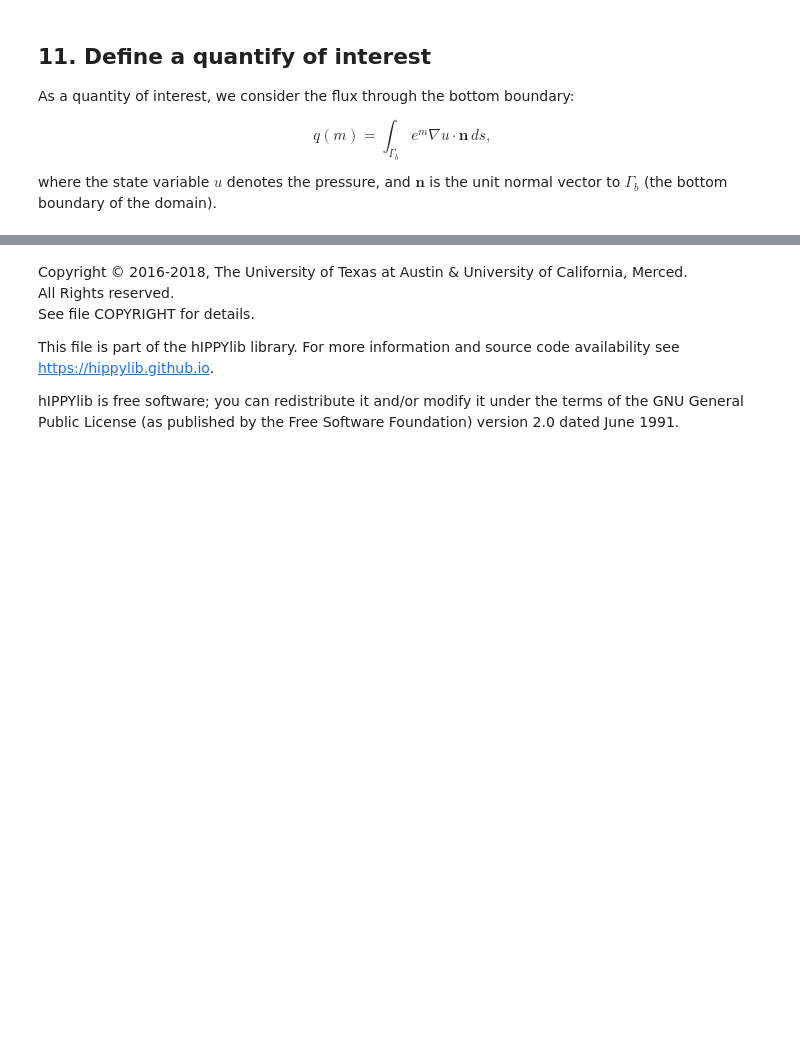
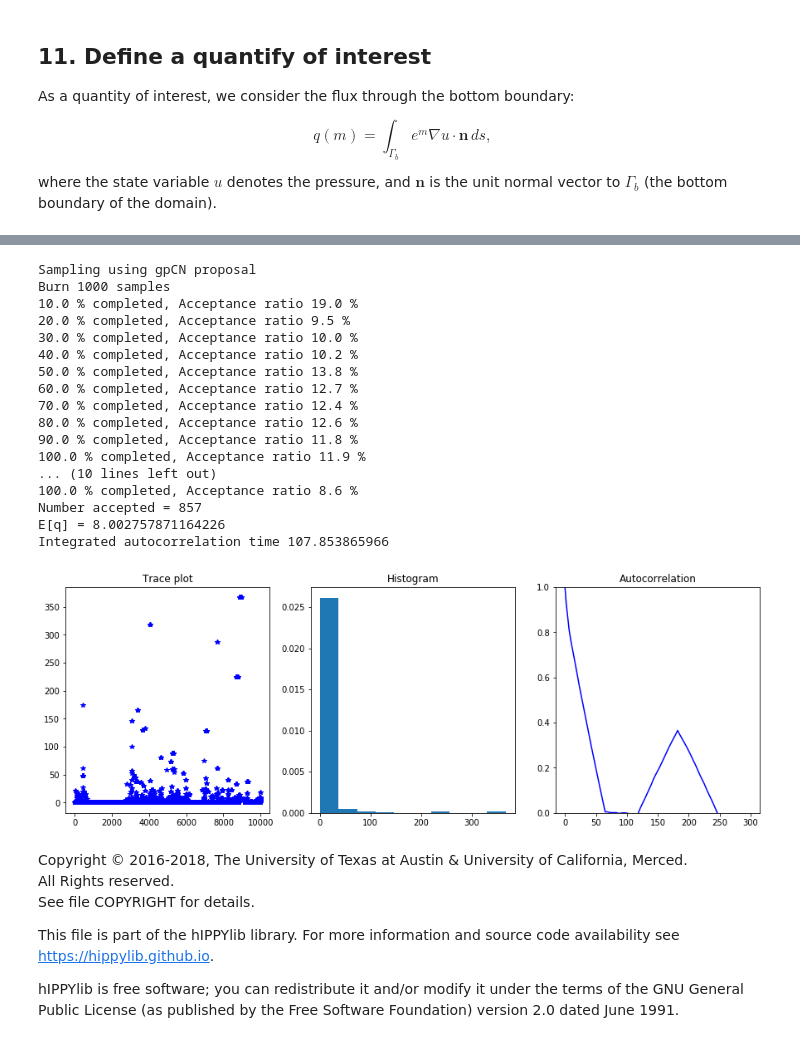
Before and after one commit to mpilosov/labs, a Jupyter notebook: Labs/Lab7_Wednesday/SubsurfaceBayesian.ipynb, the cells around one changed output, grey strips where cells are left out. Saved outputs shown, nothing was run; the diff lists cells and outputs as text; code cells hidden in the pictures; blank space fills up the shorter version.

```diff
--- a/Labs/Lab7_Wednesday/SubsurfaceBayesian.ipynb
+++ b/Labs/Lab7_Wednesday/SubsurfaceBayesian.ipynb
@@ -662,3 +704,27 @@ Integrated autocorrelation time 357.308781701
+# %%
+print("Sampling using gpCN proposal")
+kernel_gpCN = hp.gpCNKernel(model, nu)
+kernel_gpCN.parameters["s"] = 0.9
+tracer = run_chain(kernel_gpCN)
+# %% [output]
+Sampling using gpCN proposal
+Burn 1000 samples
+10.0 % completed, Acceptance ratio 19.0 %
+20.0 % completed, Acceptance ratio 9.5 %
+30.0 % completed, Acceptance ratio 10.0 %
+40.0 % completed, Acceptance ratio 10.2 %
+50.0 % completed, Acceptance ratio 13.8 %
+60.0 % completed, Acceptance ratio 12.7 %
+70.0 % completed, Acceptance ratio 12.4 %
+80.0 % completed, Acceptance ratio 12.6 %
+90.0 % completed, Acceptance ratio 11.8 %
+100.0 % completed, Acceptance ratio 11.9 %
+... (10 lines left out)
+100.0 % completed, Acceptance ratio 8.6 %
+Number accepted = 857
+E[q] = 8.002757871164226
+Integrated autocorrelation time 107.853865966
+[figure, added]
 # %% [markdown]
 Copyright &copy; 2016-2018, The University of Texas at Austin & University of California, Merced.<br>
 All Rights reserved.<br>
```
Also changed, not shown: parts of 20 cells of this notebook, 3 other files.
